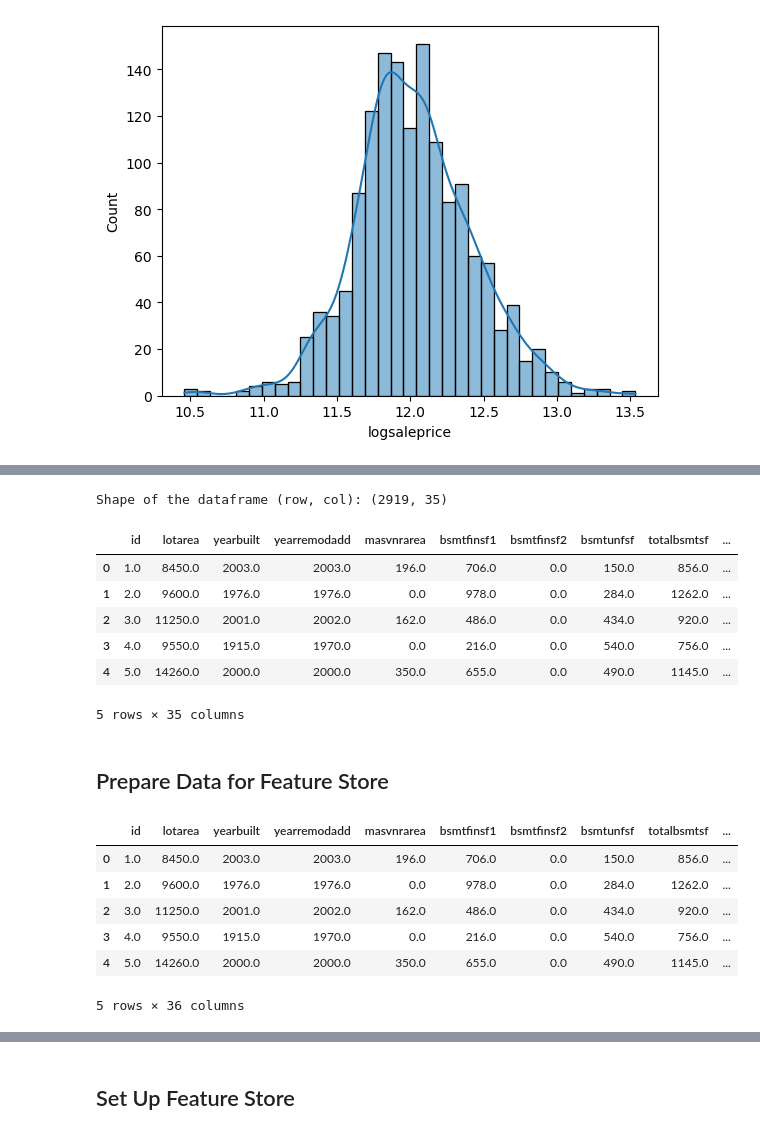
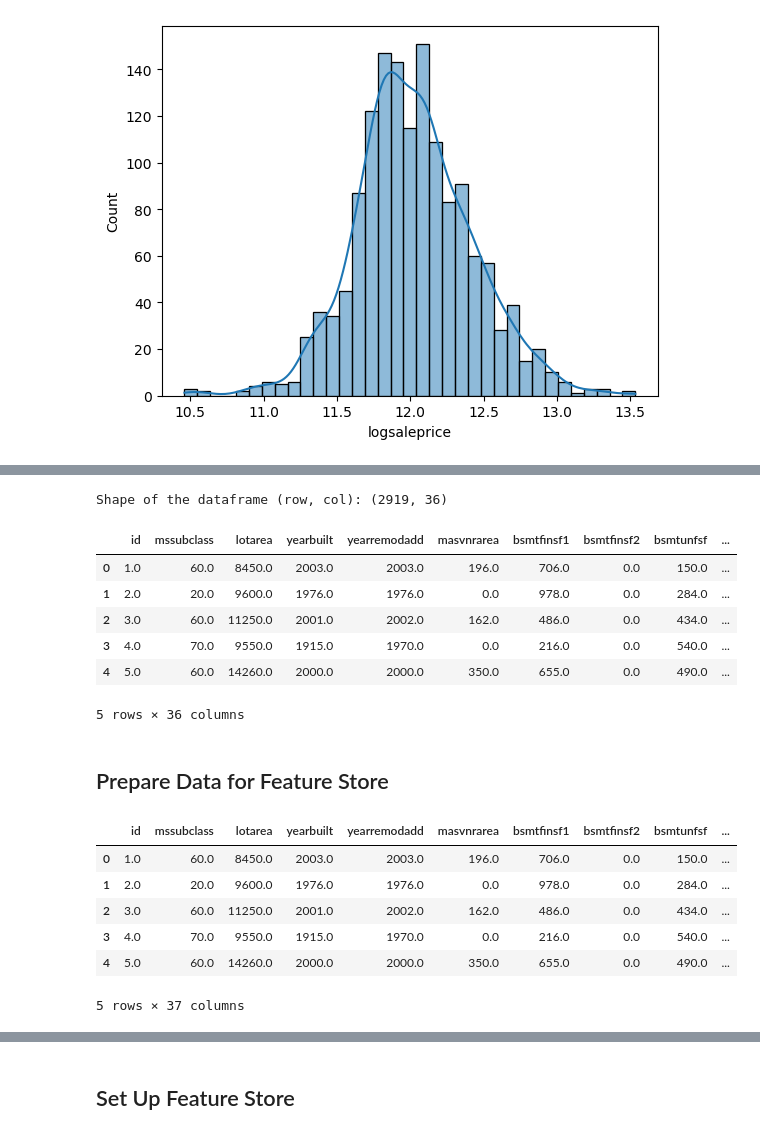
Before and after one commit to ithllc/AAI_540_SU_04, a Jupyter notebook: code/06_Split_Data_and_Set_Up_Feature_Store.ipynb, the cells around one changed output, grey strips where cells are left out. Saved outputs shown, nothing was run; the diff lists cells and outputs as text; code cells hidden in the pictures.

```diff
--- a/code/06_Split_Data_and_Set_Up_Feature_Store.ipynb
+++ b/code/06_Split_Data_and_Set_Up_Feature_Store.ipynb
@@ -190,24 +208,24 @@ memory usage: 1.4 MB
 None
 # %%
 # impute missing values for numerical columns with median
-numerical_columns = df_encoded.select_dtypes(include=[float, int]).columns.tolist()
+numerical_columns = df_encoded.select_dtypes(include=['int32', 'float32']).columns.tolist()
 numerical_imputer = SimpleImputer(strategy='median')
 df_numerical_imputed = pd.DataFrame(numerical_imputer.fit_transform(df_encoded[numerical_columns]), columns=numerical_columns)
 
 # create new imputed dataset
 df_imputed = pd.concat([df_numerical_imputed], axis=1)
 shape = df_imputed.shape
 print("Shape of the dataframe (row, col):",shape,"\r\n")
 df_imputed.head(5)
 # %% [output]
-Shape of the dataframe (row, col): (2919, 35)
+Shape of the dataframe (row, col): (2919, 36)
-|  | id | lotarea | yearbuilt | yearremodadd | masvnrarea | bsmtfinsf1 | bsmtfinsf2 | bsmtunfsf | totalbsmtsf | ... |
-| 0 | 1.0 | 8450.0 | 2003.0 | 2003.0 | 196.0 | 706.0 | 0.0 | 150.0 | 856.0 | ... |
-| 1 | 2.0 | 9600.0 | 1976.0 | 1976.0 | 0.0 | 978.0 | 0.0 | 284.0 | 1262.0 | ... |
-| 2 | 3.0 | 11250.0 | 2001.0 | 2002.0 | 162.0 | 486.0 | 0.0 | 434.0 | 920.0 | ... |
-| 3 | 4.0 | 9550.0 | 1915.0 | 1970.0 | 0.0 | 216.0 | 0.0 | 540.0 | 756.0 | ... |
-| 4 | 5.0 | 14260.0 | 2000.0 | 2000.0 | 350.0 | 655.0 | 0.0 | 490.0 | 1145.0 | ... |
+|  | id | mssubclass | lotarea | yearbuilt | yearremodadd | masvnrarea | bsmtfinsf1 | bsmtfinsf2 | bsmtunfsf | ... |
+| 0 | 1.0 | 60.0 | 8450.0 | 2003.0 | 2003.0 | 196.0 | 706.0 | 0.0 | 150.0 | ... |
+| 1 | 2.0 | 20.0 | 9600.0 | 1976.0 | 1976.0 | 0.0 | 978.0 | 0.0 | 284.0 | ... |
+| 2 | 3.0 | 60.0 | 11250.0 | 2001.0 | 2002.0 | 162.0 | 486.0 | 0.0 | 434.0 | ... |
+| 3 | 4.0 | 70.0 | 9550.0 | 1915.0 | 1970.0 | 0.0 | 216.0 | 0.0 | 540.0 | ... |
+| 4 | 5.0 | 60.0 | 14260.0 | 2000.0 | 2000.0 | 350.0 | 655.0 | 0.0 | 490.0 | ... |
-5 rows × 35 columns
+5 rows × 36 columns
 # %% [markdown]
 ## Prepare Data for Feature Store
 # %%
@@ -215,13 +233,13 @@ Shape of the dataframe (row, col): (2919, 35)
 df_imputed['event_time'] = pd.Timestamp.now()
 df_imputed.head(5)
 # %% [output]
-|  | id | lotarea | yearbuilt | yearremodadd | masvnrarea | bsmtfinsf1 | bsmtfinsf2 | bsmtunfsf | totalbsmtsf | ... |
-| 0 | 1.0 | 8450.0 | 2003.0 | 2003.0 | 196.0 | 706.0 | 0.0 | 150.0 | 856.0 | ... |
-| 1 | 2.0 | 9600.0 | 1976.0 | 1976.0 | 0.0 | 978.0 | 0.0 | 284.0 | 1262.0 | ... |
-| 2 | 3.0 | 11250.0 | 2001.0 | 2002.0 | 162.0 | 486.0 | 0.0 | 434.0 | 920.0 | ... |
-| 3 | 4.0 | 9550.0 | 1915.0 | 1970.0 | 0.0 | 216.0 | 0.0 | 540.0 | 756.0 | ... |
-| 4 | 5.0 | 14260.0 | 2000.0 | 2000.0 | 350.0 | 655.0 | 0.0 | 490.0 | 1145.0 | ... |
+|  | id | mssubclass | lotarea | yearbuilt | yearremodadd | masvnrarea | bsmtfinsf1 | bsmtfinsf2 | bsmtunfsf | ... |
+| 0 | 1.0 | 60.0 | 8450.0 | 2003.0 | 2003.0 | 196.0 | 706.0 | 0.0 | 150.0 | ... |
+| 1 | 2.0 | 20.0 | 9600.0 | 1976.0 | 1976.0 | 0.0 | 978.0 | 0.0 | 284.0 | ... |
+| 2 | 3.0 | 60.0 | 11250.0 | 2001.0 | 2002.0 | 162.0 | 486.0 | 0.0 | 434.0 | ... |
+| 3 | 4.0 | 70.0 | 9550.0 | 1915.0 | 1970.0 | 0.0 | 216.0 | 0.0 | 540.0 | ... |
+| 4 | 5.0 | 60.0 | 14260.0 | 2000.0 | 2000.0 | 350.0 | 655.0 | 0.0 | 490.0 | ... |
-5 rows × 36 columns
+5 rows × 37 columns
 # %%
 # check column types
 print(df_imputed.info())
```
Also changed, not shown: parts of 20 cells of this notebook.
